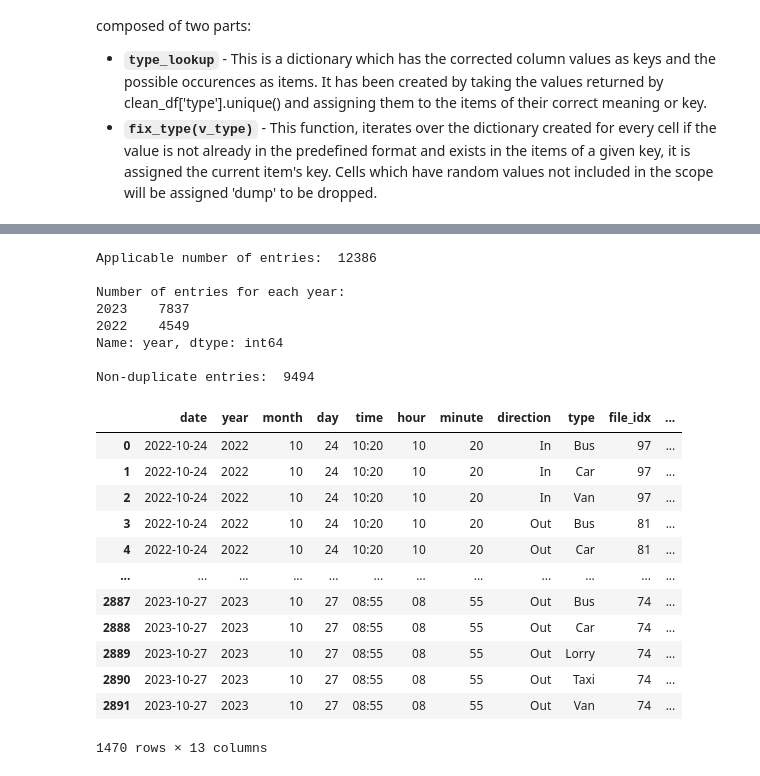
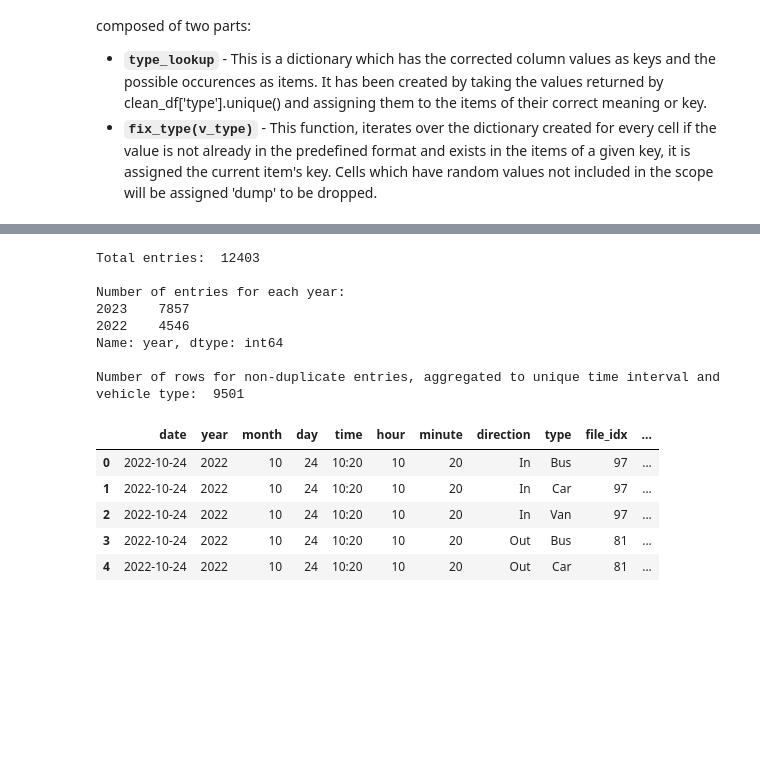
Before and after one commit to hovjr/Coding-projects, a Jupyter notebook: Data Wrangling/wrangling.ipynb, the cells around one changed output, grey strips where cells are left out. Cells and saved outputs as stored; diff of their text form; code cells hidden in the pictures; blank space fills up the shorter version.

```diff
--- a/Data Wrangling/wrangling.ipynb
+++ b/Data Wrangling/wrangling.ipynb
@@ -511,9 +534,9 @@ There were a few additional columns between datasets, these were manipulated in
 # %%
 import matplotlib.pyplot as plt
-import seaborn as sns
 
 complete_df = all_entries_clean.copy()
 complete_df = complete_df[['date', 'year', 'month', 'day', 'time', 'hour', 'minute', 'direction', 'type', 'occupancy', 'is_public_vehicle', 'is_electric', 'file_idx']]
+complete_df = complete_df.sort_values('file_idx').reset_index(drop=True)
 
 complete_df.head(10)
 # %% [output]
@@ -537,46 +570,52 @@ The drawback is that a significant size of the processed data cannot be used. Ho
 # %%
 group_intervals_df = complete_df.copy()
 
 total_unfiltered = len(group_intervals_df)
-print('Applicable number of entries: ',  total_unfiltered, '\n')
+print('Total entries: ',  total_unfiltered, '\n')
 print('Number of entries for each year:')
 print(group_intervals_df['year'].value_counts(), '\n')
 
 # General aggregation for each direction of travel on a per CSV basis i.e. one students observations.
-# I am bringing it to the level of date, time (5 min interval), direction and type I am taking the average occupancy for the vehicle type,
-# the sum of vehicle count (total vehicles) and sum of public and electric vehicles to get the totals for each case.
+# I am grouping by date, time (5 min interval), direction and type, to return: the sum of vehicle count (total vehicles),
+# the average occupancy, and the sum of public and electric vehicles individually to get the totals for each case.
 group_intervals_df['vehicle_count'] = 1
 group_intervals_df = group_intervals_df.groupby(['date', 'year', 'month', 'day', 'time', 'hour', 'minute', 'direction', 'type', 'file_idx'], as_index=False).aggregate({'vehicle_count': 'sum',
-                                                                                                                                                                            'is_public_vehicle': 'sum',
-                                                                                                                                                                            'is_electric': 'sum'})
+                                                                                                                                                                        'occupancy': 'mean',
+                                                                                                                                                                        'is_public_vehicle': 'sum',
+                                                                                                                                                                        'is_electric': 'sum'})
+
+# Multiply bus percentage occupancy by 80 people which is assumed to be max capacity.
+max_cap = 80
+group_intervals_df['occupancy'] = group_intervals_df['occupancy'].mask(group_intervals_df['type'] == 'Bus', group_intervals_df['occupancy'] * max_cap)
 
 # Sort the dataframe by date, time, direction, type in increasing order but the vehicle count in decreasing order. Drop duplicate rows with the same time direction and type by keeping the one with the most observations.
 group_intervals_df = group_intervals_df.sort_values(by=['date', 'time', 'direction', 'type', 'vehicle_count'], ascending=[True, True, True, True, False])
 total_clashing = group_intervals_df.duplicated(['date', 'time', 'direction', 'type']).count()
 group_intervals_df = group_intervals_df.drop_duplicates(subset=['date', 'time', 'direction', 'type'], keep='first')
 
-print('Non-duplicate entries: ',  (total_unfiltered-total_clashing), '\n')
+print('Number of rows for non-duplicate entries, aggregated to unique time interval and vehicle type: ',  (total_unfiltered-total_clashing), '\n')
 
-group_intervals_df
+# Due to this aggregation is_electric became the amount of electric vehicles observed in a given interval.
+# It has been renamed to total electric and is_electric is recreated using the new column.
+group_intervals_df = group_intervals_df.rename(columns={'is_electric': 'total_electric'})
+group_intervals_df['is_electric'] = np.where(group_intervals_df['total_electric'] > 0, 1, 0)
+
+# This is the final dataframe I will export to a flat file
+group_intervals_df.to_csv(r'DATA/clean_data_tableau.csv', index=False)
+
+group_intervals_df.head()
 # %% [output]
-Applicable number of entries:  12386
+Total entries:  12403
 
 Number of entries for each year:
-2023    7837
-2022    4549
+2023    7857
+2022    4546
 Name: year, dtype: int64
 
-Non-duplicate entries:  9494
+Number of rows for non-duplicate entries, aggregated to unique time interval and vehicle type:  9501
 |  | date | year | month | day | time | hour | minute | direction | type | file_idx | ... |
 | 0 | 2022-10-24 | 2022 | 10 | 24 | 10:20 | 10 | 20 | In | Bus | 97 | ... |
 | 1 | 2022-10-24 | 2022 | 10 | 24 | 10:20 | 10 | 20 | In | Car | 97 | ... |
 | 2 | 2022-10-24 | 2022 | 10 | 24 | 10:20 | 10 | 20 | In | Van | 97 | ... |
 | 3 | 2022-10-24 | 2022 | 10 | 24 | 10:20 | 10 | 20 | Out | Bus | 81 | ... |
 | 4 | 2022-10-24 | 2022 | 10 | 24 | 10:20 | 10 | 20 | Out | Car | 81 | ... |
-| ... | ... | ... | ... | ... | ... | ... | ... | ... | ... | ... | ... |
-| 2887 | 2023-10-27 | 2023 | 10 | 27 | 08:55 | 08 | 55 | Out | Bus | 74 | ... |
-| 2888 | 2023-10-27 | 2023 | 10 | 27 | 08:55 | 08 | 55 | Out | Car | 74 | ... |
-| 2889 | 2023-10-27 | 2023 | 10 | 27 | 08:55 | 08 | 55 | Out | Lorry | 74 | ... |
-| 2890 | 2023-10-27 | 2023 | 10 | 27 | 08:55 | 08 | 55 | Out | Taxi | 74 | ... |
-| 2891 | 2023-10-27 | 2023 | 10 | 27 | 08:55 | 08 | 55 | Out | Van | 74 | ... |
-1470 rows × 13 columns
```
Also changed, not shown: parts of 26 cells of this notebook, 10 other files.
